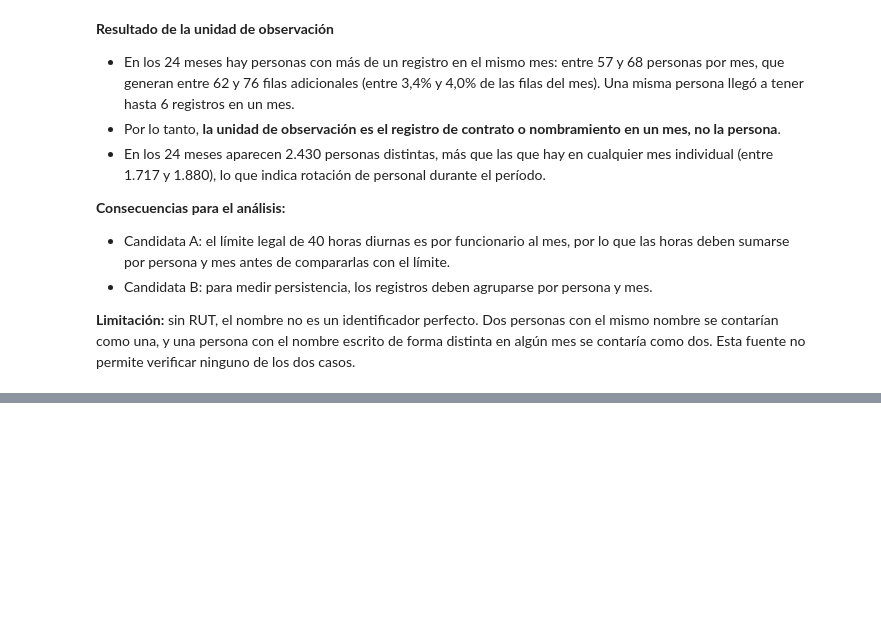
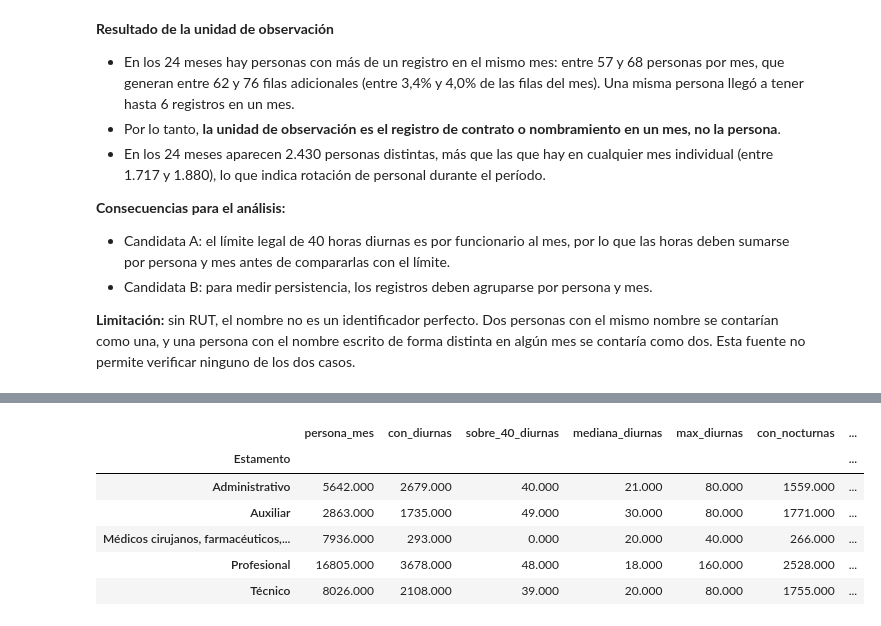
Before and after one commit to josenaxo/Proyecto-Business, a Jupyter notebook: Analysis/EDA.ipynb, the cells around one changed output, grey strips where cells are left out. Saved outputs shown, nothing was run; the diff lists cells and outputs as text; code cells hidden in the pictures; blank space fills up the shorter version.

```diff
--- a/Analysis/EDA.ipynb
+++ b/Analysis/EDA.ipynb
@@ -302,0 +313,18 @@ Máximo de registros de una misma persona en un mes: 6
+# %%
+#HORAS POR PERSONA Y MES
+pm = (
+    df.groupby(["periodo", "Nombre completo"])
+      .agg(
+          Estamento=("Estamento", "first"),
+          horas_diurnas=("horas_diurnas", "sum"),
+          horas_nocturnas=("horas_nocturnas", "sum"),
+      )
+      .reset_index()
+)
+
+pm["sobre_40"] = pm["horas_diurnas"] > 40
+
+print("Persona-mes totales:", len(pm))
+print("Persona-mes con horas diurnas:", (pm["horas_diurnas"] > 0).sum())
+print("Persona-mes con más de 40 horas diurnas:", pm["sobre_40"].sum())
+print("Persona-mes con horas nocturnas:", (pm["horas_nocturnas"] > 0).sum())
@@ -302,0 +379,28 @@ Máximo de registros de una misma persona en un mes: 6
+# %%
+#RESUMEN POR ESTAMENTO
+def resumen(g):
+    diurnas = g.loc[g["horas_diurnas"] > 0, "horas_diurnas"]
+    nocturnas = g.loc[g["horas_nocturnas"] > 0, "horas_nocturnas"]
+    return pd.Series({
+        "persona_mes": len(g),
+        "con_diurnas": len(diurnas),
+        "sobre_40_diurnas": g["sobre_40"].sum(),
+        "mediana_diurnas": diurnas.median(),
+        "max_diurnas": diurnas.max(),
+        "con_nocturnas": len(nocturnas),
+        "mediana_nocturnas": nocturnas.median(),
+        "p95_nocturnas": nocturnas.quantile(0.95),
+        "max_nocturnas": nocturnas.max(),
+    })
+
+pm_estamento = pm[pm["periodo"] != "2025-12"]      # se excluye dic-2025 por error en el estamento
+tabla_A = pm_estamento.groupby("Estamento")[pm_estamento.columns].apply(resumen)
+tabla_A
+# %% [output]
+|  | persona_mes | con_diurnas | sobre_40_diurnas | mediana_diurnas | max_diurnas | con_nocturnas | ... |
+| Estamento |  |  |  |  |  |  | ... |
+| Administrativo | 5642.000 | 2679.000 | 40.000 | 21.000 | 80.000 | 1559.000 | ... |
+| Auxiliar | 2863.000 | 1735.000 | 49.000 | 30.000 | 80.000 | 1771.000 | ... |
+| Médicos cirujanos, farmacéuticos,... | 7936.000 | 293.000 | 0.000 | 20.000 | 40.000 | 266.000 | ... |
+| Profesional | 16805.000 | 3678.000 | 48.000 | 18.000 | 160.000 | 2528.000 | ... |
+| Técnico | 8026.000 | 2108.000 | 39.000 | 20.000 | 80.000 | 1755.000 | ... |
```
Also changed, not shown: parts of 11 cells of this notebook, 1 other file.
